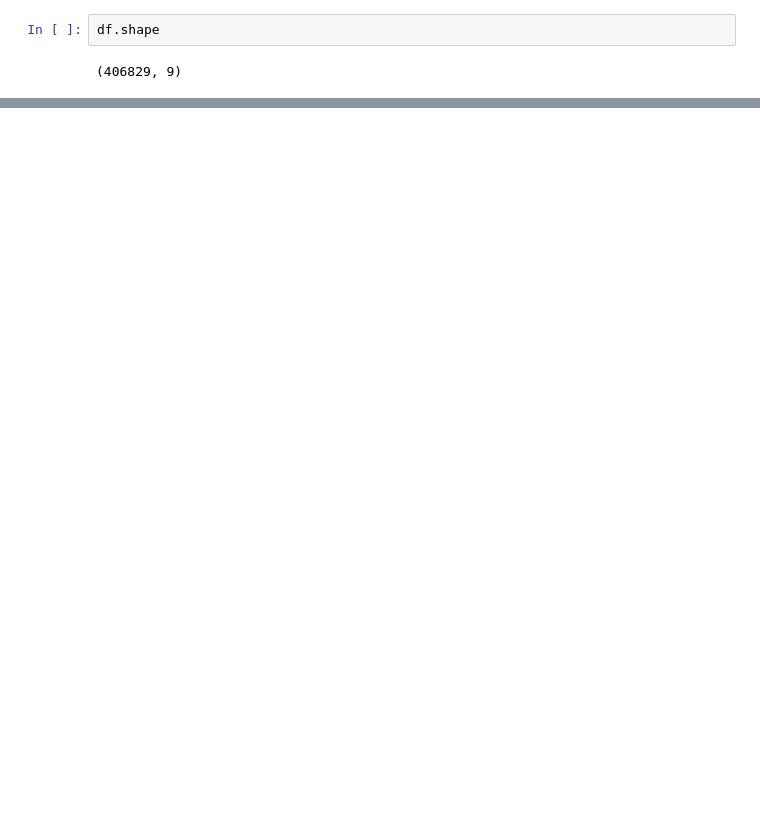
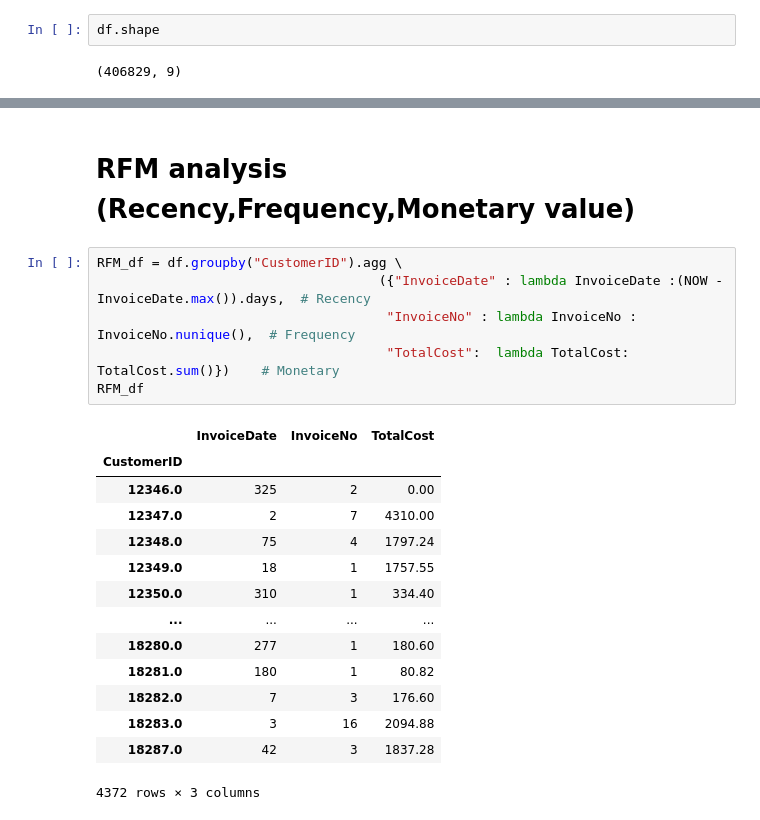
Before and after one commit to sambhajizambre/Project, a Jupyter notebook: Capstone Project 1-propensity model.ipynb, the cells around one changed output, grey strips where cells are left out. Cells and saved outputs as stored; diff of their text form; blank space fills up the shorter version.

```diff
--- a/Capstone Project 1-propensity model.ipynb
+++ b/Capstone Project 1-propensity model.ipynb
@@ -207,0 +267,23 @@ ValueError: ignored
+# %% [markdown]
+# **RFM analysis (Recency,Frequency,Monetary value)**
+# %%
+RFM_df = df.groupby("CustomerID").agg \
+                                    ({"InvoiceDate" : lambda InvoiceDate :(NOW - InvoiceDate.max()).days,  # Recency
+                                     "InvoiceNo" : lambda InvoiceNo : InvoiceNo.nunique(),  # Frequency
+                                     "TotalCost":  lambda TotalCost: TotalCost.sum()})    # Monetary
+RFM_df
+# %% [output]
+|  | InvoiceDate | InvoiceNo | TotalCost |
+| CustomerID |  |  |  |
+| 12346.0 | 325 | 2 | 0.00 |
+| 12347.0 | 2 | 7 | 4310.00 |
+| 12348.0 | 75 | 4 | 1797.24 |
+| 12349.0 | 18 | 1 | 1757.55 |
+| 12350.0 | 310 | 1 | 334.40 |
+| ... | ... | ... | ... |
+| 18280.0 | 277 | 1 | 180.60 |
+| 18281.0 | 180 | 1 | 80.82 |
+| 18282.0 | 7 | 3 | 176.60 |
+| 18283.0 | 3 | 16 | 2094.88 |
+| 18287.0 | 42 | 3 | 1837.28 |
+4372 rows × 3 columns
```
Also changed, not shown: parts of 8 cells of this notebook.
